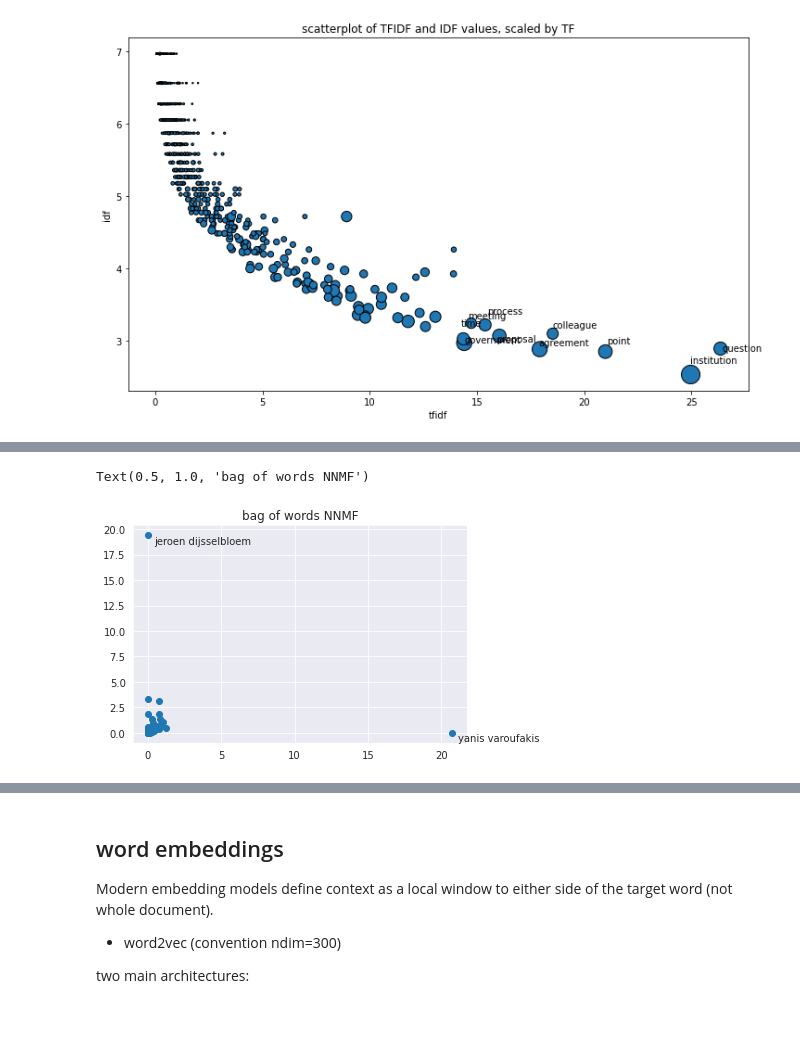
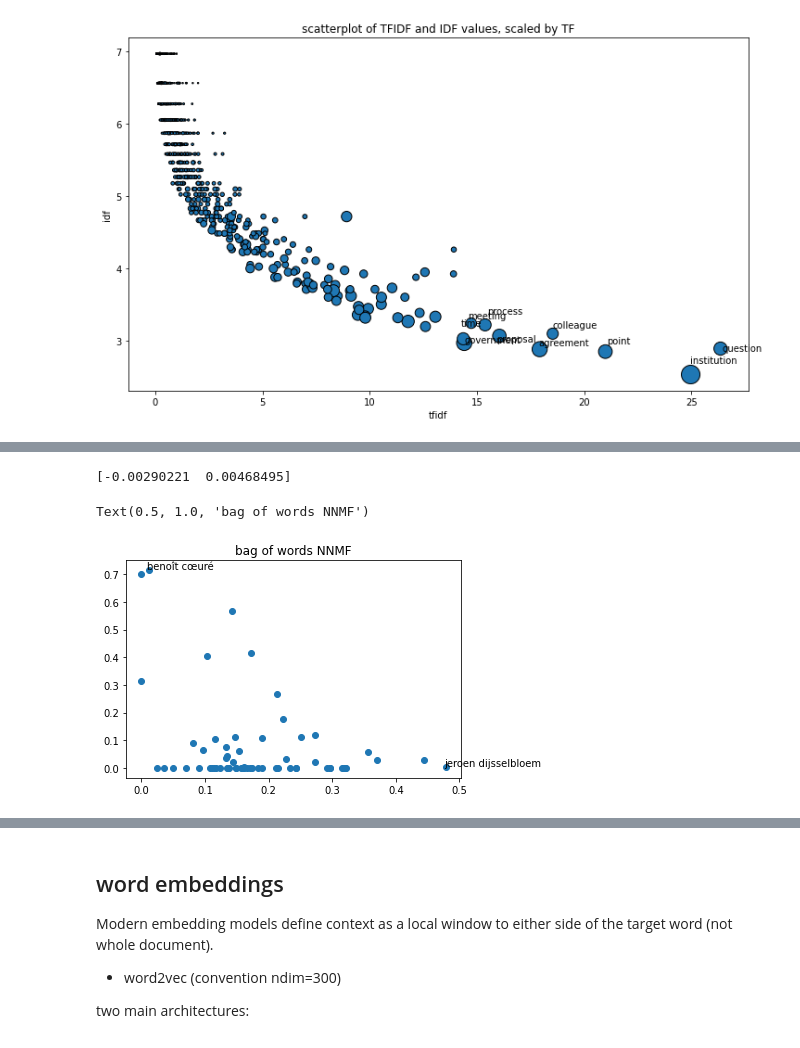
Before and after one commit to ariansajina/master-thesis, a Jupyter notebook: notebook.ipynb, the cells around one changed output, grey strips where cells are left out. Saved outputs shown, nothing was run; the diff lists cells and outputs as text; code cells hidden in the pictures.

```diff
--- a/notebook.ipynb
+++ b/notebook.ipynb
@@ -566,0 +582,2 @@ print(X.shape)
+# %%
+grouped = df.drop(columns=['timestamp','speaker']).groupby('date').apply(lambda s: ' '.join(s.speech))
@@ -567,3 +625,13 @@ print(X.shape)
+# %%
+from sklearn.feature_extraction.text import TfidfVectorizer
+
+tfidf_vectorizer = TfidfVectorizer(analyzer='word',
+                                   min_df=2, # word has to be in at least two documents
+                                   max_df=0.95, # word has to be in less the 95% of documents
+                                   smooth_idf=True, # Smooth idf weights by adding one to document frequencies, as if an extra document was seen containing every term in the collection exactly once. Prevents zero divisions.
+                                   sublinear_tf=False) # replace tf with 1 + log(tf).
+
+X = tfidf_vectorizer.fit_transform(documents)
 # %%
 from sklearn.decomposition import NMF
 
@@ -577,0 +662,14 @@ H shape: (2, 62)
+# %%
+nmf = NMF(n_components=2,
+          init='nndsvd',
+          beta_loss='frobenius',
+          max_iter=1000,
+          random_state=0,
+          alpha=0,
+          l1_ratio=0)
+
+W = nmf.fit_transform(X.toarray())
+H = nmf.components_
+
+print(f'W shape: {W.shape}')
+print(f'H shape: {H.shape}')
@@ -578,16 +686,20 @@ H shape: (2, 62)
 # %%
+import matplotlib.pyplot as plt
+
 fig, ax = plt.subplots()
 
-ax.scatter(H[0], H[1])
+ax.scatter(W[:,0], W[:,1])
 
-outlier_x = np.argmax(H[0])
-outlier_y = np.argmax(H[1])
+outlier_x = np.argmax(W[:,0])
+outlier_y = np.argmax(W[:,1])
 
-jiggle = np.random.normal(0,0.5,2)
-ax.text(H[0][outlier_x]+jiggle[0], H[1][outlier_x]+jiggle[1], speakers[outlier_x])
-ax.text(H[0][outlier_y]+jiggle[0], H[1][outlier_y]+jiggle[1], speakers[outlier_y])
+jiggle = np.random.normal(0,0.005,2)
+print(jiggle)
+ax.text(W[:,0][outlier_x]+jiggle[0], W[:,1][outlier_x]+jiggle[1], speakers[outlier_x])
+ax.text(W[:,0][outlier_y]+jiggle[0], W[:,1][outlier_y]+jiggle[1], speakers[outlier_y])
 
 ax.set_title('bag of words NNMF')
 # %% [output]
-Text(0.5, 1.0, 'bag of words NNMF')
+[-0.00290221  0.00468495]
+Text(0.5, 1.0, 'bag of words NNMF')
-[figure, old version]
+[figure, new version]
```
Also changed, not shown: parts of 87 cells of this notebook.
